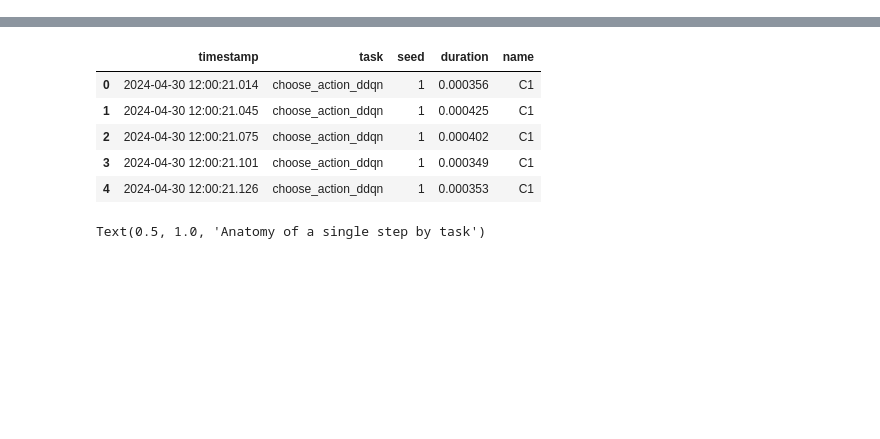
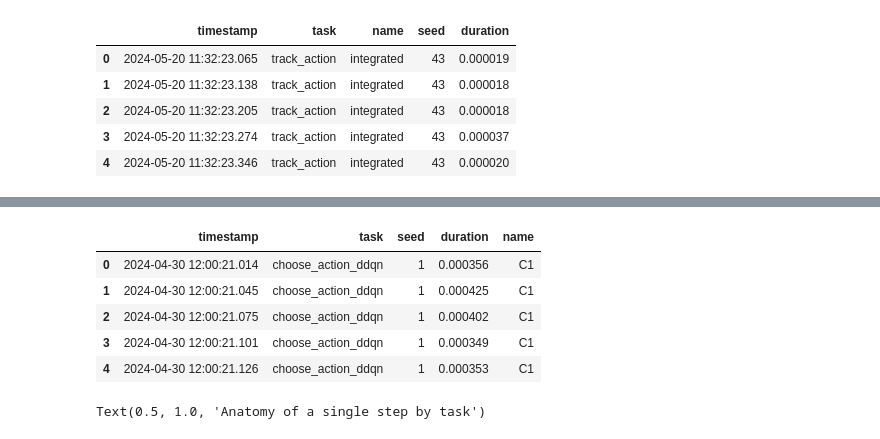
Before and after one commit to aggravated-monster/master, a Jupyter notebook: mario_visualisation/symbolic.ipynb, the cells around one changed output, grey strips where cells are left out. Saved outputs shown, nothing was run; the diff lists cells and outputs as text; code cells hidden in the pictures; blank space fills up the shorter version.

```diff
--- a/mario_visualisation/symbolic.ipynb
+++ b/mario_visualisation/symbolic.ipynb
@@ -7,0 +42,10 @@ sns.set_style("white")
+# %%
+df_symbolic = pd.read_csv("./timing_symbolic.csv")
+df_symbolic.head(5)
+# %% [output]
+|  | timestamp | task | name | seed | duration |
+| 0 | 2024-05-20 11:32:23.065 | track_action | integrated | 43 | 0.000019 |
+| 1 | 2024-05-20 11:32:23.138 | track_action | integrated | 43 | 0.000018 |
+| 2 | 2024-05-20 11:32:23.205 | track_action | integrated | 43 | 0.000018 |
+| 3 | 2024-05-20 11:32:23.274 | track_action | integrated | 43 | 0.000037 |
+| 4 | 2024-05-20 11:32:23.346 | track_action | integrated | 43 | 0.000020 |
```
Also changed, not shown: parts of 5 cells of this notebook.
